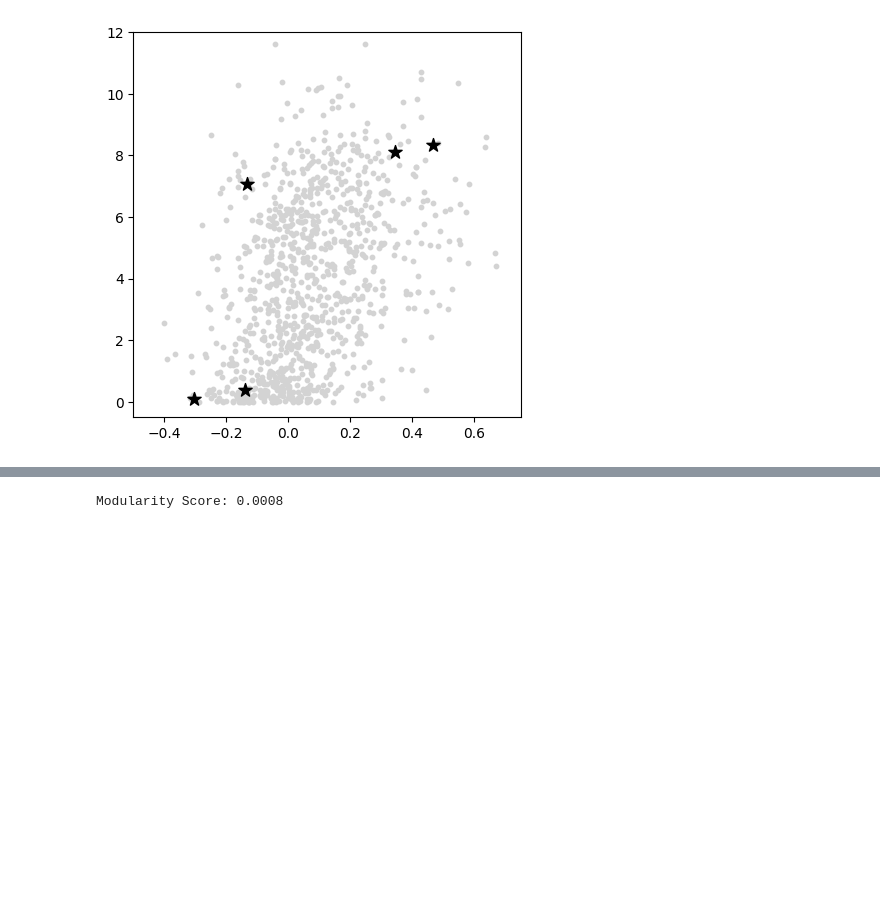
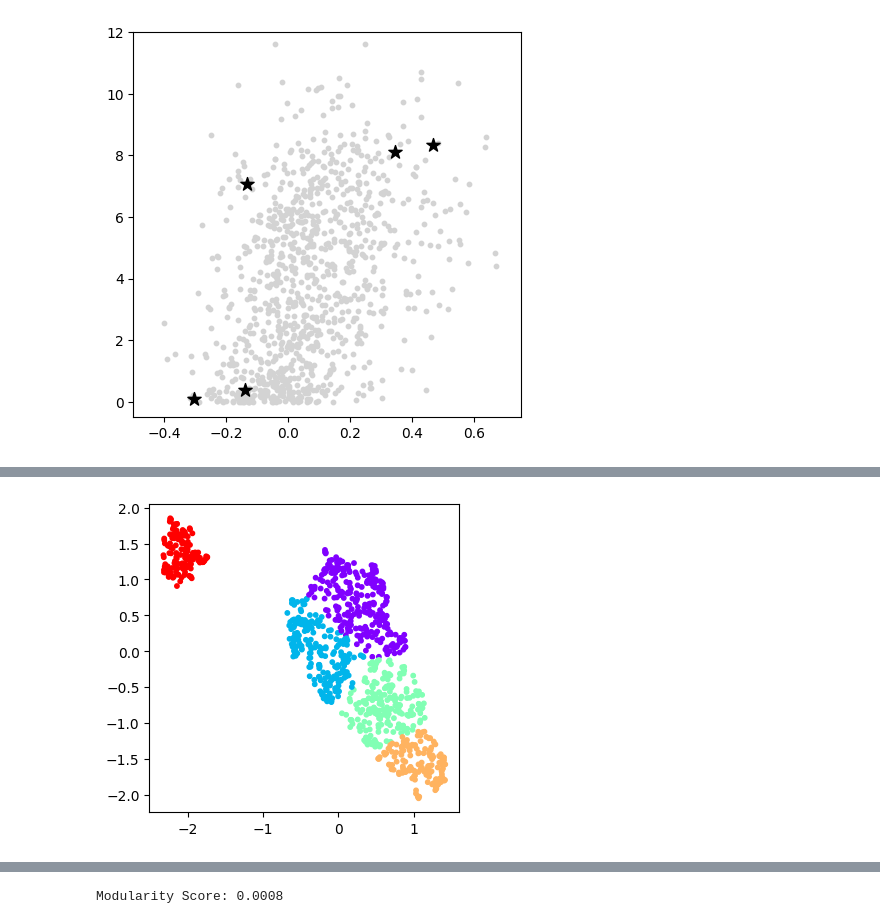
Before and after one commit to kkkkito/statemap, a Jupyter notebook: notebooks/Dimensionality_Reduction.ipynb, the cells around one changed output, grey strips where cells are left out. Saved outputs shown, nothing was run; the diff lists cells and outputs as text; code cells hidden in the pictures; blank space fills up the shorter version.

```diff
--- a/notebooks/Dimensionality_Reduction.ipynb
+++ b/notebooks/Dimensionality_Reduction.ipynb
@@ -55,14 +36,0 @@ embedding = pd.read_csv("../trimap_hippo.csv",index_col=0).values
-# %%
-#Fig. 2c
-import matplotlib.pyplot as plt
-from sklearn.cluster import SpectralClustering
-scaled_embedding = StandardScaler().fit_transform(embedding)
-labels = SpectralClustering(n_clusters=5, affinity='rbf', random_state=70, gamma = 5).fit_predict(scaled_embedding)
-mapping = {4: 4, 2: 1, 1: 2, 0: 3, 3: 0}
-
-updated_labels = [mapping[x] for x in labels]
-plt.figure(figsize=(4,4))
-plt.title("Spectral Clustering (RBF Kernel)")
-plt.scatter(
-    scaled_embedding[:, 0],
-    scaled_embedding[:, 1], c =updated_labels,cmap= "rainbow", s=15)
@@ -212,0 +108,20 @@ for r in range(1,21):
+# %%
+#Fig. S3a
+r = 0.9
+method = 'UMAP'
+emb = embeddings[method]
+G_igraph = graphs[method]
+partition = la.find_partition(
+        G_igraph,
+        la.RBConfigurationVertexPartition,
+        weights='weight',
+        resolution_parameter=r,
+        seed=0)
+
+leiden_labels = np.array(partition.membership)
+plt.figure(figsize=(4, 4))
+plt.scatter(emb[:, 0], emb[:, 1], c=leiden_labels, s=10, cmap='rainbow')
+plt.savefig('../result/figure.svg',dpi=300)
+plt.show()
+# %% [output]
+[figure, added]
```
Also changed, not shown: parts of 19 cells of this notebook.
